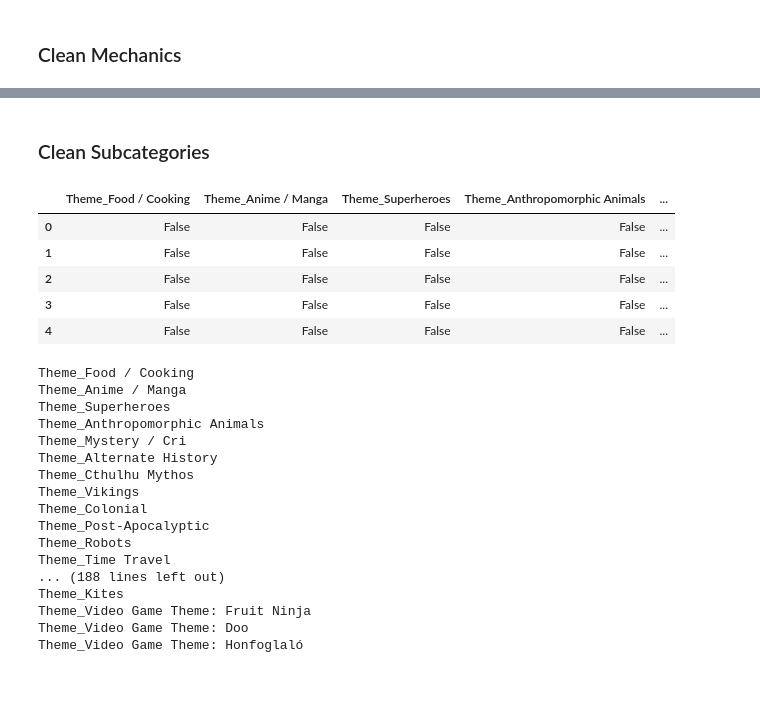
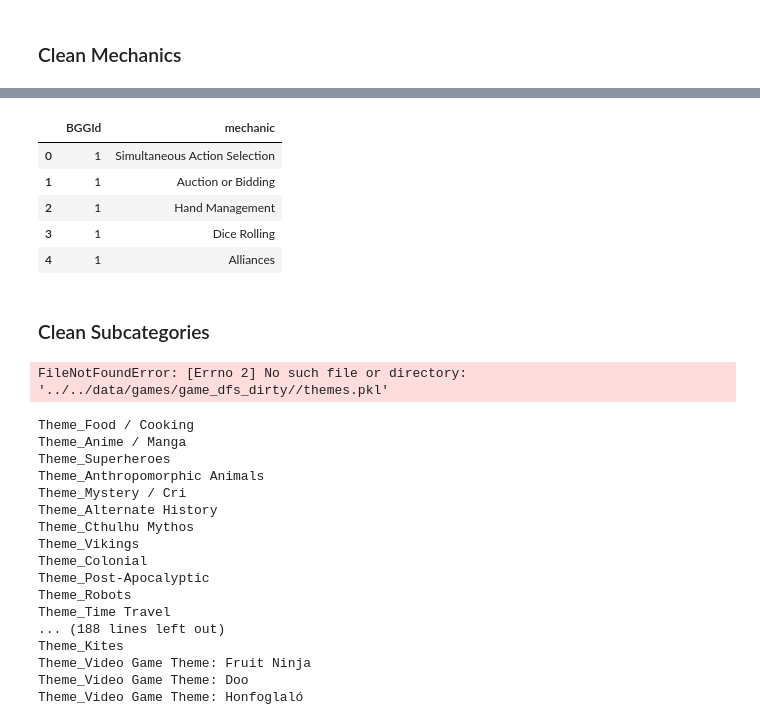
Before and after one commit to threnjen/boardgamegeek, a Jupyter notebook: original_project_files/notebooks/BGG02_Scrubbing-Cleaning.ipynb, the cells around one changed output, grey strips where cells are left out. Drawn from its saved outputs; the diff is of its cells as text; code cells hidden in the pictures; blank space fills up the shorter version.

```diff
--- a/original_project_files/notebooks/BGG02_Scrubbing-Cleaning.ipynb
+++ b/original_project_files/notebooks/BGG02_Scrubbing-Cleaning.ipynb
@@ -564,18 +502,26 @@ mechanics.head()
+# %%
+melted_df = mechanics.reset_index().melt(id_vars='BGGId', var_name='mechanic', value_name='value')
+melted_df = melted_df[melted_df['value'] == 1].drop('value', axis=1).sort_values(by='BGGId').reset_index(drop=True)
+melted_df.head()
+# %% [output]
+|  | BGGId | mechanic |
+| 0 | 1 | Simultaneous Action Selection |
+| 1 | 1 | Auction or Bidding |
+| 2 | 1 | Hand Management |
+| 3 | 1 | Dice Rolling |
+| 4 | 1 | Alliances |
 # %% [markdown]
 ### Clean Subcategories
 # %%
+themes = pd.read_pickle(f"{filepath}/themes.pkl")
+
 themes_expanded = pd.get_dummies(themes)
 theme_sort = pd.DataFrame(themes_expanded.sum().sort_values(ascending=False))
 themes_over_1 = list(theme_sort.loc[theme_sort[0] > 1].index)
 themes_attach = themes_expanded[themes_over_1]
 themes_attach.head()
 # %% [output]
-|  | Theme_Food / Cooking | Theme_Anime / Manga | Theme_Superheroes | Theme_Anthropomorphic Animals | ... |
-| 0 | False | False | False | False | ... |
-| 1 | False | False | False | False | ... |
-| 2 | False | False | False | False | ... |
-| 3 | False | False | False | False | ... |
-| 4 | False | False | False | False | ... |
+FileNotFoundError: [Errno 2] No such file or directory: '../../data/games/game_dfs_dirty//themes.pkl'
 # %%
 columns = themes_attach.columns
 
```
Also changed, not shown: parts of 19 cells of this notebook, 5 other files.
